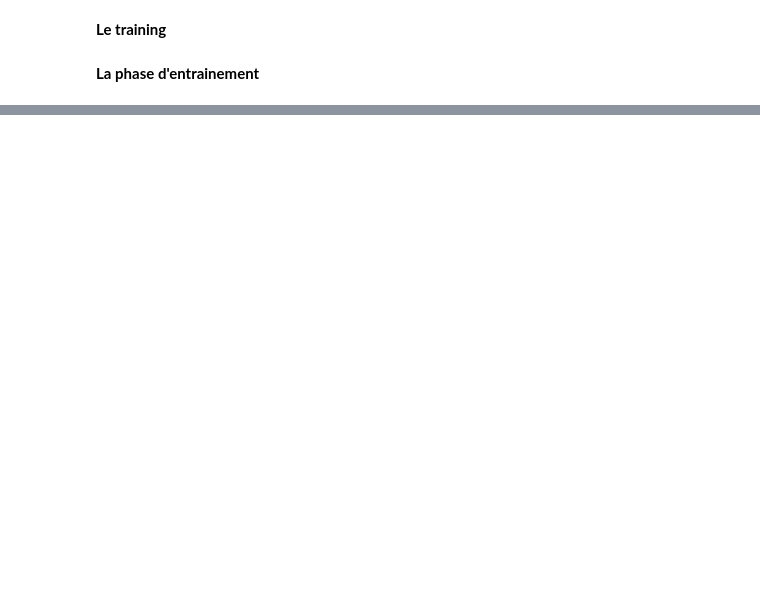
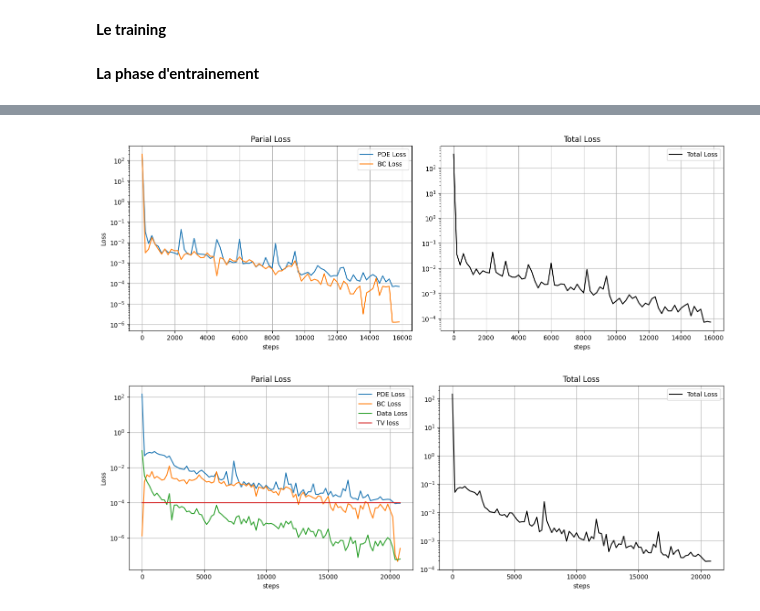
Before and after one commit to Mintche/Internship-PINNs, a Jupyter notebook: 2D Wave Guide/WaveGuide_PINN_scd.ipynb, the cells around one changed output, grey strips where cells are left out. Saved outputs shown, nothing was run; the diff lists cells and outputs as text; code cells hidden in the pictures; blank space fills up the shorter version.

```diff
--- a/2D Wave Guide/WaveGuide_PINN_scd.ipynb
+++ b/2D Wave Guide/WaveGuide_PINN_scd.ipynb
@@ -154,17 +158,26 @@ def loss_fn(params_uv, layers_m, x, y, f, target_u_left, target_u_right, y_bnd_l
         features = gamma(x, y, params_uv['sigma'])
         return forward_func(params_uv['layers'], features)
 
+    def m(x,y):
+        return forward_params(layers_m, jnp.array([x, y]))
+
     def k2(x,y):
         if phase1:
             return (2*jnp.pi*f/c0)**2
         else:
-            return (2*jnp.pi*f)**2*forward_params(layers_m, jnp.array([x, y]))
+            return (2*jnp.pi*f)**2*m(x,y)
 
     def uv_x(x, y):
         return jax.jacfwd(uv, argnums=0)(x, y)/L
 
     def uv_y(x, y):
         return jax.jacfwd(uv, argnums=1)(x, y)*(2/H)
+
+    def m_x(x,y):
+        return jax.grad(m, argnums=0)(x, y)/L
+
+    def m_y(x,y):
+        return jax.grad(m, argnums=1)(x, y)*(2/H)
 
     def pde_residual(x, y):
         uv_xx = jax.jacfwd(jax.jacfwd(uv, argnums=0), argnums=0)(x, y) / L**2
@@ -206,16 +219,21 @@ def loss_fn(params_uv, layers_m, x, y, f, target_u_left, target_u_right, y_bnd_l
     dtn_loss_right = compute_dtn_loss(1.0, y, sign=1, A_inc=None)
     neum_loss = jnp.mean(jax.vmap(uv_y, in_axes=(0, None))(x, 1.0)**2 + jax.vmap(uv_y, in_axes=(0, None))(x, -1.0)**2)
     bc_loss = neum_loss + dtn_loss_left + dtn_loss_right
-    #data
+    #data + TV
     if phase1:
         data_loss = 0.0
+        TV_loss = 0.0
     else:
         vmap_uv_y = jax.vmap(uv, (None,0))
         data_loss = jnp.mean((vmap_uv_y(-1.0,y_bnd_left) - target_u_left)**2)+jnp.mean((vmap_uv_y(1.0,y_bnd_right) - target_u_right)**2)
+        vmap_m_x = jax.vmap(m_x, (0,0))
+        vmap_m_y = jax.vmap(m_y, (0,0))
+        TV_loss = jnp.mean(jnp.sqrt(vmap_m_x(x,y)**2 + vmap_m_y(x,y)**2 + 10**-8))
 
-    total_loss = weights[0]*pde_loss + weights[1]*bc_loss + weights[2]*data_loss
 
-    return total_loss, (pde_loss, bc_loss, data_loss)
+    total_loss = weights[0]*pde_loss + weights[1]*bc_loss + weights[2]*data_loss + weights[3]*TV_loss
+
+    return total_loss, (pde_loss, bc_loss, data_loss, TV_loss)
 # %% [markdown]
 **Le training**
 # %%
@@ -494,9 +508,9 @@ switch_threshold = 1e-5
 switch_window = 10
 
 max_steps_adam_phase1 = 15001
-max_steps_lbfgs_phase1 = 5001
+max_steps_lbfgs_phase1 = 601
 max_steps_adam_phase2 = 20001
-max_steps_lbfgs_phase2 = 5001
+max_steps_lbfgs_phase2 = 601
 
 freq = np.array([f_test])
 
@@ -529,8 +563,8 @@ plt.show()
 # %%
 loss_forward_arr = np.array(loss_forward)
 pde_losses = loss_forward_arr[:, 0]
-dtn_losses = loss_forward_arr[:, 1]
-total_losses = pde_losses + dtn_losses
+bc_losses = loss_forward_arr[:, 1]
+total_losses = pde_losses + bc_losses
 
 eval_interval_plot = eval_interval
 
@@ -539,7 +573,7 @@ x_axis = eval_interval_plot * np.arange(len(loss_forward))
 fig, (ax1, ax2) = plt.subplots(1, 2, figsize=(14, 5))
 
 ax1.semilogy(x_axis, pde_losses, label="PDE Loss")
-ax1.semilogy(x_axis, dtn_losses, label="BC Loss")
+ax1.semilogy(x_axis, bc_losses, label="BC Loss")
 
 ax2.semilogy(x_axis, total_losses, label="Total Loss", color='black')
 
@@ -558,36 +592,41 @@ plt.tight_layout()
 plt.show()
 
 loss_inverse_arr = np.array(loss_inverse)
 pde_losses = loss_inverse_arr[:,0]
-dtn_losses = loss_inverse_arr[:,1]
+bc_losses = loss_inverse_arr[:,1]
 data_losses = loss_inverse_arr[:,2]
-total_losses = pde_losses + dtn_losses + data_losses
+TV_losses = loss_inverse_arr[:,3]
+total_losses = pde_losses + bc_losses + data_losses + TV_losses
 
 eval_interval_plot = eval_interval
 
 x_axis = eval_interval_plot * np.arange(len(loss_inverse_arr))
 
 fig, (ax1, ax2) = plt.subplots(1, 2, figsize=(14, 5))
 
 ax1.semilogy(x_axis, pde_losses, label="PDE Loss")
-ax1.semilogy(x_axis, dtn_losses, label="BC Loss")
+ax1.semilogy(x_axis, bc_losses, label="BC Loss")
 ax1.semilogy(x_axis, data_losses, label="Data Loss")
+ax1.semilogy(x_axis, TV_losses, label="TV loss")
 
 ax2.semilogy(x_axis, total_losses, label="Total Loss", color='black')
 
 ax1.set_title("Parial Loss")
 ax1.set_xlabel("steps")
 ax1.set_ylabel("Loss")
 ax1.legend(loc="upper right")
 ax1.grid(True)
 
 ax2.set_title("Total Loss")
 ax2.set_xlabel("steps")
 ax2.legend(loc="upper right")
 ax2.grid(True)
 
 plt.tight_layout()
 plt.show()
+# %% [output]
+[figure, added]
+[figure, added]
 # %%
 def c(x,y):
     return 1/jnp.sqrt(forward_params(layers_m, jnp.array([x, y])))
```
Also changed, not shown: parts of 13 cells of this notebook, 1 other file.
